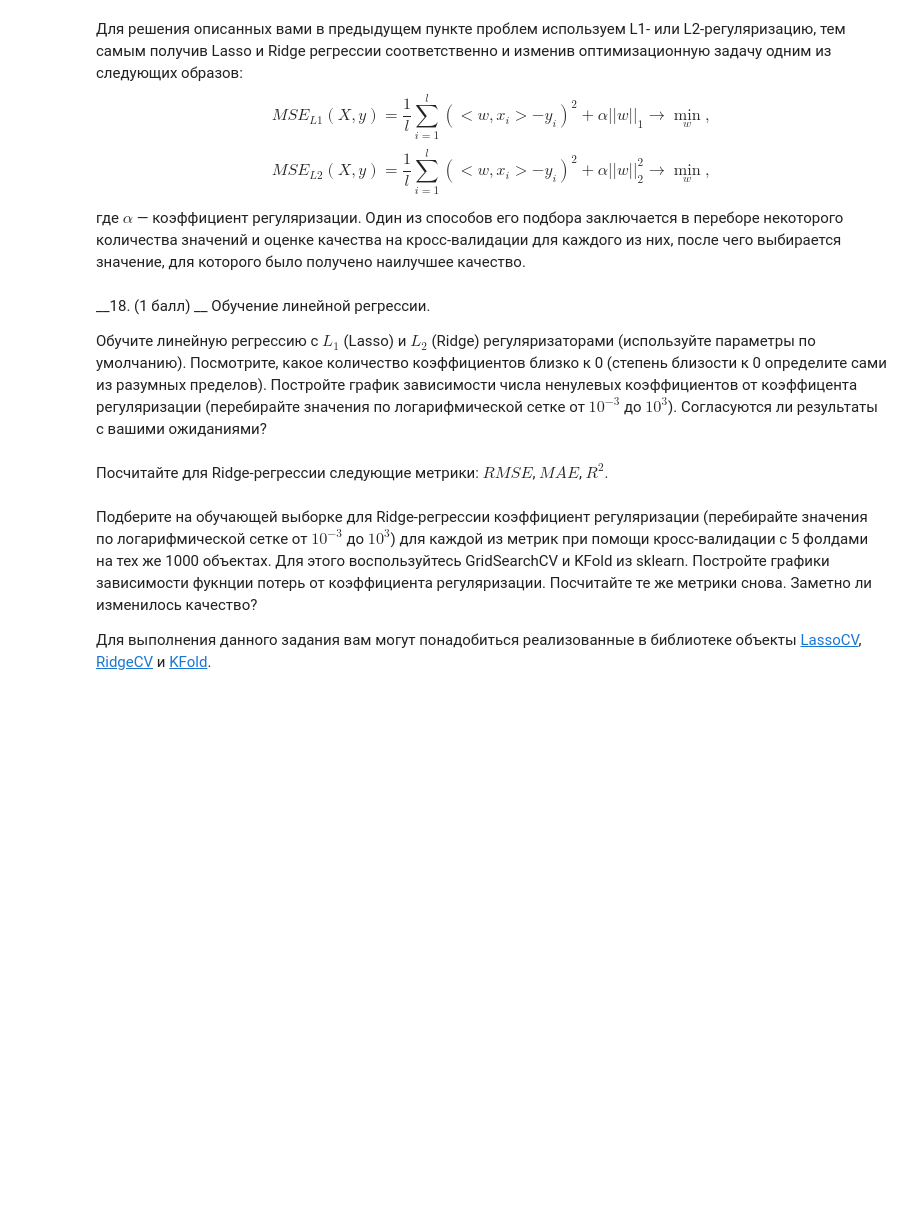
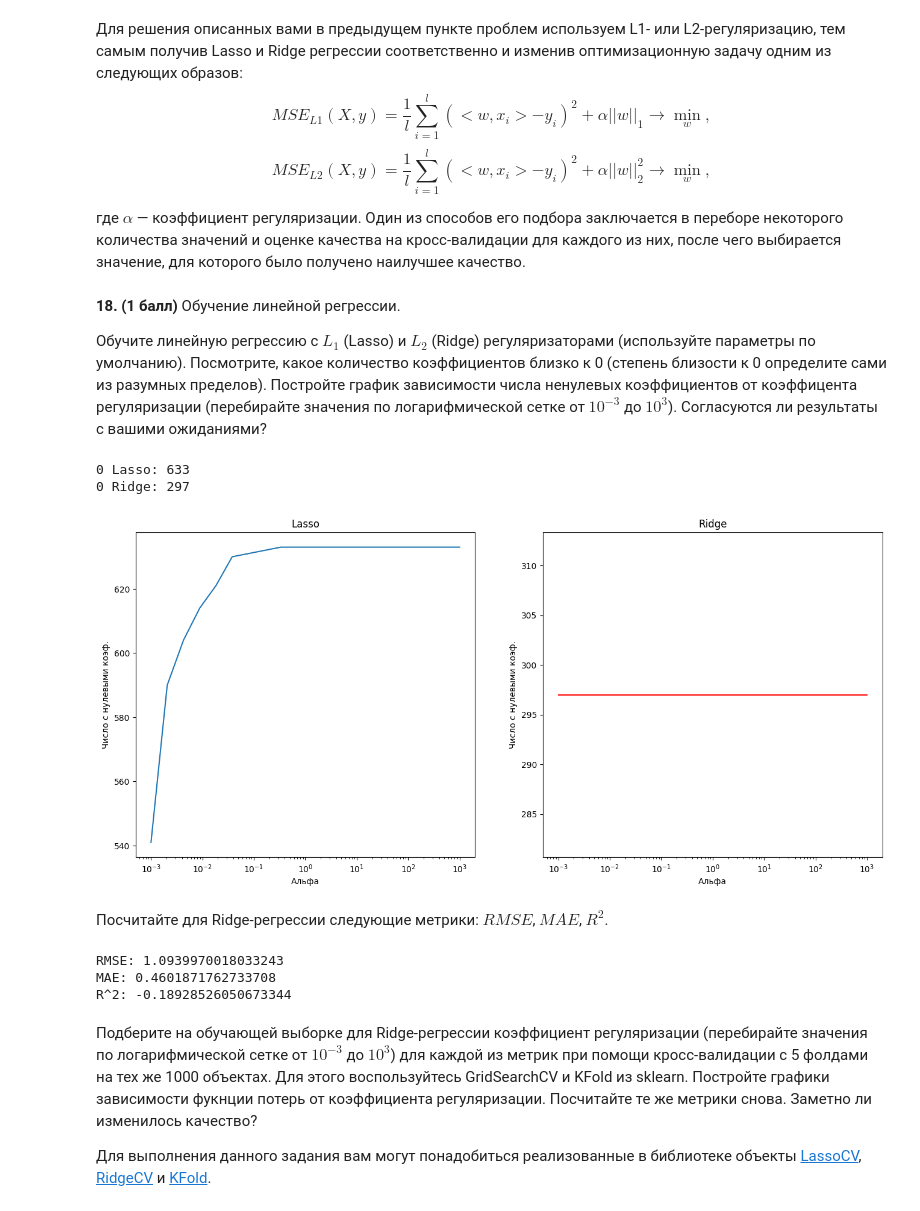
Before and after one commit to h3avydirtysoul/MachineLearning2023, a Jupyter notebook: homework02/homework-practice-02-linregr.ipynb, the cells around one changed output. Drawn from its saved outputs; the diff is of its cells as text; code cells hidden in the pictures; blank space fills up the shorter version.

```diff
--- a/homework02/homework-practice-02-linregr.ipynb
+++ b/homework02/homework-practice-02-linregr.ipynb
@@ -491,0 +596,3 @@ def transform_data(data):
+# %%
+data2 = transform_data(data_cleaned)
+print(data2.columns.size)
@@ -496,3 +619,8 @@ def transform_data(data):
+# %%
+y = data2["DepDelay"]
+X = data2.drop(columns=["DepDelay"])
+
+X_train, X_test, y_train, y_test = train_test_split(X, y, test_size=0.3, random_state=10)
 # %% [markdown]
 ### Scikit-learn
 
@@ -519,7 +673,7 @@ $$MSE_{L2}(X, y) = \frac{1}{l} \sum_{i=1}^l (<w, x_i> - y_i)^2 + \alpha ||w||_2^
 # %%
 # Your code here
 # %% [markdown]
-__18. (1 балл) __ Обучение линейной регрессии.
+**18. (1 балл)** Обучение линейной регрессии.
 
 
 
@@ -530,2 +685,38 @@ __18. (1 балл) __ Обучение линейной регрессии.
+# %%
+lasso = Lasso()
+lasso = lasso.fit(X_train_subset, y_train_subset)
+ridge = Ridge()
+ridge = ridge.fit(X_train_subset, y_train_subset)
+
+print("0 Lasso:", np.sum(np.absolute(lasso.coef_) < 10 ** (-7)))
+print("0 Ridge:", np.sum(np.absolute(ridge.coef_) < 10 ** (-7)))
+# %% [output]
+0 Lasso: 633
+0 Ridge: 297
+# %%
+l_zeros = []
+r_zeros = []
+alphas = 10 ** np.linspace(-3, 3, 20)
+for alpha in alphas:
+    lasso = Lasso(alpha = alpha)
+    ridge = Ridge(alpha = alpha)
+    lasso.fit(X_train_subset, y_train_subset)
+    ridge.fit(X_train_subset, y_train_subset)
+    l_zeros.append(np.sum(np.absolute(lasso.coef_) < 10 ** (-7)))
+    r_zeros.append(np.sum(np.absolute(ridge.coef_) < 10 ** (-7)))
+# %%
+fig, axs = plt.subplots(1, 2, figsize = (16, 7))
+axs[0].plot(alphas, l_zeros)
+axs[0].set_xlabel("Альфа")
+axs[0].set_ylabel("Число с нулевыми коэф.")
+axs[0].set_title("Lasso")
+axs[0].set_xscale('log')
+axs[1].plot(alphas, r_zeros, color='red')
+axs[1].set_xlabel("Альфа")
+axs[1].set_ylabel("Число с нулевыми коэф.")
+axs[1].set_title("Ridge")
+axs[1].set_xscale('log')
+# %% [output]
+[figure, added]
 # %% [markdown]
 Посчитайте для Ridge-регрессии следующие метрики: $RMSE$, $MAE$, $R^2$.
@@ -535,3 +723,16 @@ __18. (1 балл) __ Обучение линейной регрессии.
+# %%
+def metrics(X_train, y_train, X_test, y_test, alpha = 1):
+    ridge = Ridge(alpha = alpha)
+    ridge.fit(X_train, y_train)
+    y_test_pred = ridge.predict(X_test)
+    print("RMSE:", mean_squared_error(y_test, y_test_pred, squared = False))
+    print("MAE:", mean_absolute_error(y_test, y_test_pred))
+    print("R^2:", ridge.score(X_test, y_test))
+metrics(X_train_subset, y_train_subset, X_test, y_test)
+# %% [output]
+RMSE: 1.0939970018033243
+MAE: 0.4601871762733708
+R^2: -0.18928526050673344
 # %% [markdown]
 Подберите на обучающей выборке для Ridge-регрессии коэффициент регуляризации (перебирайте значения по логарифмической сетке от $10^{-3}$ до $10^3$) для каждой из метрик при помощи кросс-валидации c 5 фолдами на тех же 1000 объектах. Для этого воспользуйтесь GridSearchCV и KFold из sklearn. Постройте графики зависимости фукнции потерь от коэффициента регуляризации. Посчитайте те же метрики снова. Заметно ли изменилось качество?
 
```
Also changed, not shown: parts of 46 cells of this notebook, 2 other files.
